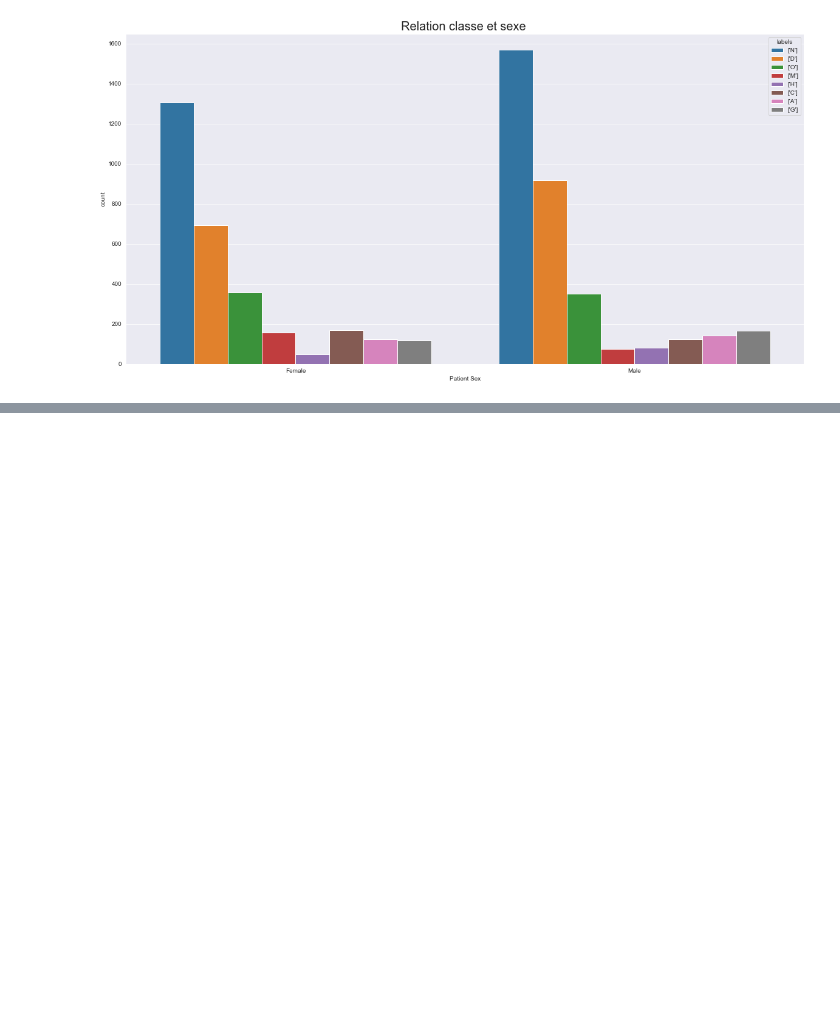
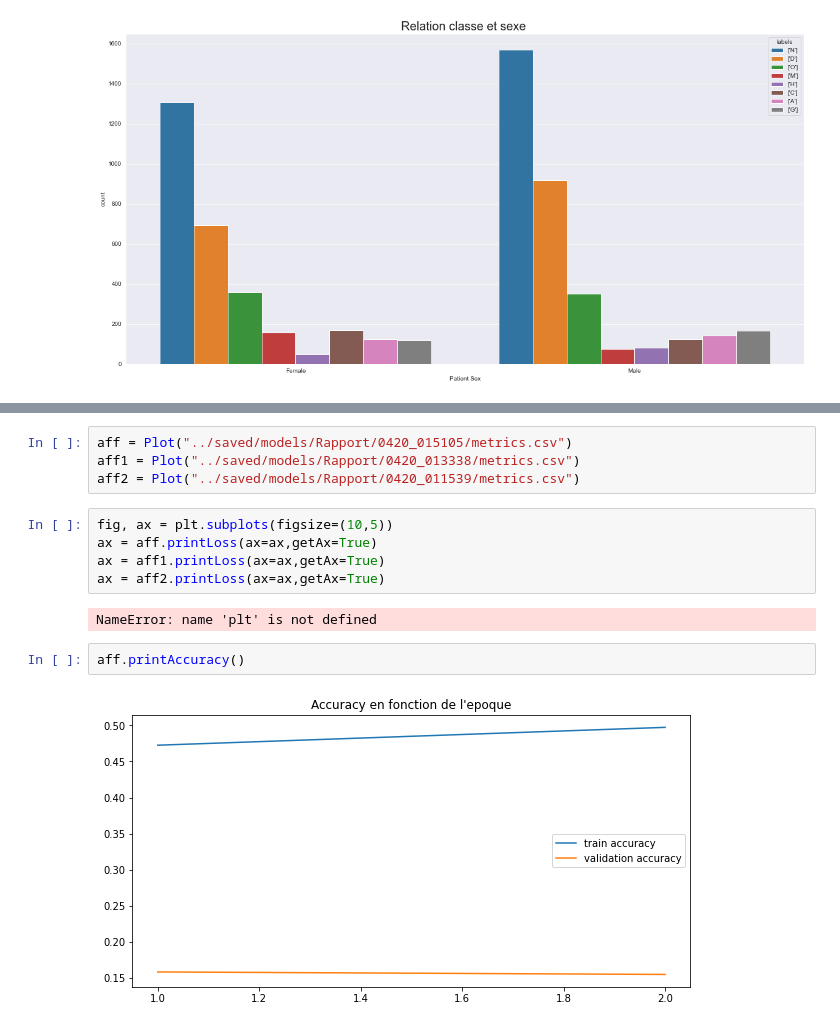
Before and after one commit to adblackx/ODR, a Jupyter notebook: visualisation/Visualisation.ipynb, the cells around one changed output, grey strips where cells are left out. Cells and saved outputs as stored; diff of their text form; blank space fills up the shorter version.

Commit message:
update visualisation

```diff
--- a/visualisation/Visualisation.ipynb
+++ b/visualisation/Visualisation.ipynb
@@ -197,0 +203,15 @@ relationEntre2Colonnes(DATA_PATH,"Patient Sex",'labels',"Relation classe et sexe
+# %%
+aff = Plot("../saved/models/Rapport/0420_015105/metrics.csv")
+aff1 = Plot("../saved/models/Rapport/0420_013338/metrics.csv")
+aff2 = Plot("../saved/models/Rapport/0420_011539/metrics.csv")
+# %%
+fig, ax = plt.subplots(figsize=(10,5))
+ax = aff.printLoss(ax=ax,getAx=True)
+ax = aff1.printLoss(ax=ax,getAx=True)
+ax = aff2.printLoss(ax=ax,getAx=True)
+# %% [output]
+NameError: name 'plt' is not defined
+# %%
+aff.printAccuracy()
+# %% [output]
+[figure, added]
```
Also changed, not shown: parts of 1 cell of this notebook, 4 other files.
